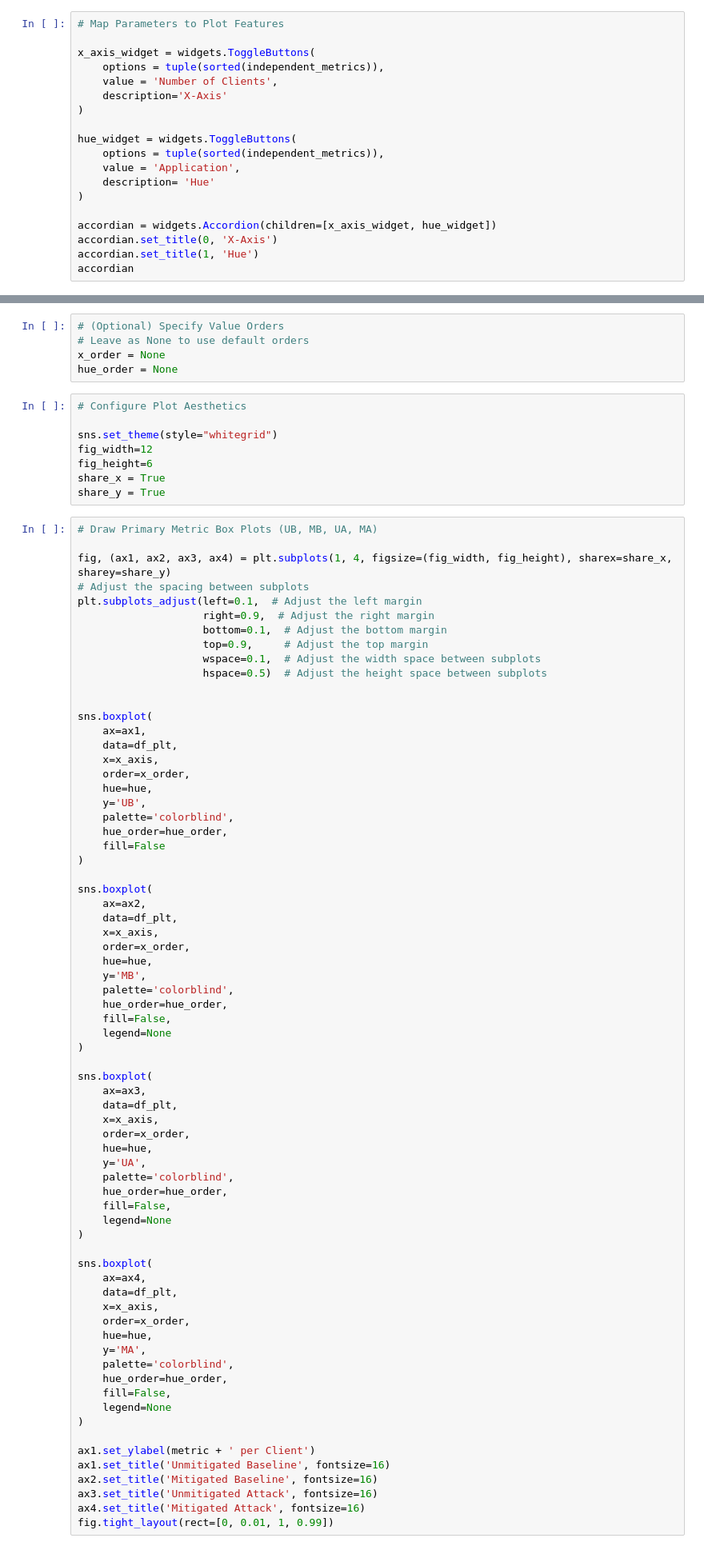
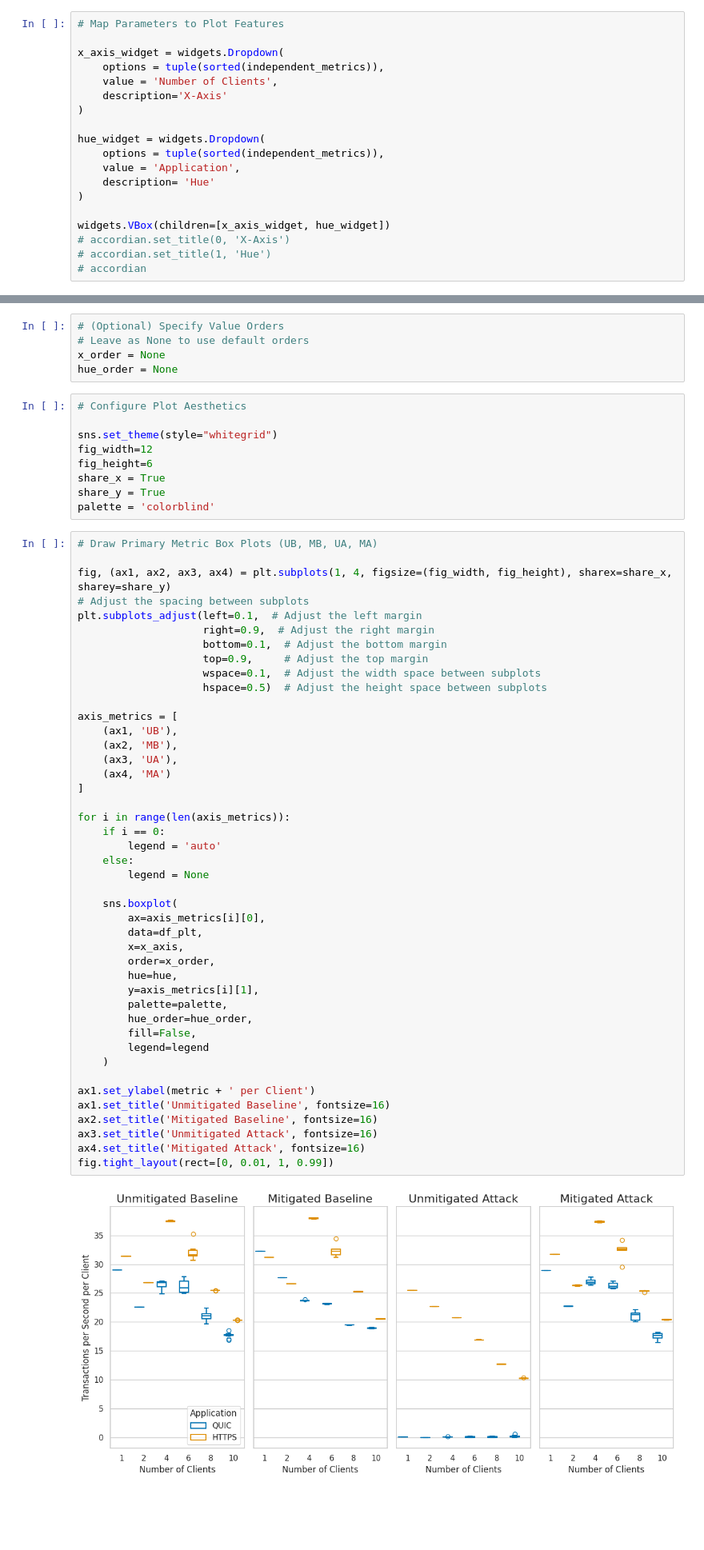
Before and after one commit to umango101/dos-mitigation, a Jupyter notebook: analysis/plot_plus.ipynb, the cells around one changed output, grey strips where cells are left out. Shown: that part at 80% size. Saved outputs shown, nothing was run; the diff lists cells and outputs as text; blank space fills up the shorter version.

Commit message:
plot

```diff
--- a/analysis/plot_plus.ipynb
+++ b/analysis/plot_plus.ipynb
@@ -265,19 +296,19 @@ for col in df:
 # %%
 # Map Parameters to Plot Features
 
-x_axis_widget = widgets.ToggleButtons(
+x_axis_widget = widgets.Dropdown(
     options = tuple(sorted(independent_metrics)),
     value = 'Number of Clients',
     description='X-Axis'
 )
 
-hue_widget = widgets.ToggleButtons(
+hue_widget = widgets.Dropdown(
     options = tuple(sorted(independent_metrics)),
     value = 'Application',
     description= 'Hue'
 )
 
-accordian = widgets.Accordion(children=[x_axis_widget, hue_widget])
-accordian.set_title(0, 'X-Axis')
-accordian.set_title(1, 'Hue')
-accordian
+widgets.VBox(children=[x_axis_widget, hue_widget])
+# accordian.set_title(0, 'X-Axis')
+# accordian.set_title(1, 'Hue')
+# accordian
@@ -343,76 +391,53 @@ fig_width=12
 fig_height=6
 share_x = True
 share_y = True
+palette = 'colorblind'
 # %%
 # Draw Primary Metric Box Plots (UB, MB, UA, MA)
 
 fig, (ax1, ax2, ax3, ax4) = plt.subplots(1, 4, figsize=(fig_width, fig_height), sharex=share_x, sharey=share_y)
 # Adjust the spacing between subplots
 plt.subplots_adjust(left=0.1,  # Adjust the left margin
                     right=0.9,  # Adjust the right margin
                     bottom=0.1,  # Adjust the bottom margin
                     top=0.9,     # Adjust the top margin
                     wspace=0.1,  # Adjust the width space between subplots
                     hspace=0.5)  # Adjust the height space between subplots
 
+axis_metrics = [
+    (ax1, 'UB'),
+    (ax2, 'MB'),
+    (ax3, 'UA'),
+    (ax4, 'MA')
+]
 
-sns.boxplot(
-    ax=ax1,
-    data=df_plt,
-    x=x_axis,
-    order=x_order,
-    hue=hue,
-    y='UB',
-    palette='colorblind',
-    hue_order=hue_order,
-    fill=False
-)
+for i in range(len(axis_metrics)):
+    if i == 0:
+        legend = 'auto'
+    else:
+        legend = None
 
-sns.boxplot(
-    ax=ax2,
-    data=df_plt,
-    x=x_axis,
-    order=x_order,
-    hue=hue,
-    y='MB',
-    palette='colorblind',
-    hue_order=hue_order,
-    fill=False,
-    legend=None
-)
-
-sns.boxplot(
-    ax=ax3,
-    data=df_plt,
-    x=x_axis,
-    order=x_order,
-    hue=hue,
-    y='UA',
-    palette='colorblind',
-    hue_order=hue_order,
-    fill=False,
-    legend=None
-)
-
-sns.boxplot(
-    ax=ax4,
-    data=df_plt,
-    x=x_axis,
-    order=x_order,
-    hue=hue,
-    y='MA',
-    palette='colorblind',
-    hue_order=hue_order,
-    fill=False,
-    legend=None
-)
+    sns.boxplot(
+        ax=axis_metrics[i][0],
+        data=df_plt,
+        x=x_axis,
+        order=x_order,
+        hue=hue,
+        y=axis_metrics[i][1],
+        palette=palette,
+        hue_order=hue_order,
+        fill=False,
+        legend=legend
+    )
 
 ax1.set_ylabel(metric + ' per Client')
 ax1.set_title('Unmitigated Baseline', fontsize=16)
 ax2.set_title('Mitigated Baseline', fontsize=16)
 ax3.set_title('Unmitigated Attack', fontsize=16)
 ax4.set_title('Mitigated Attack', fontsize=16)
 fig.tight_layout(rect=[0, 0.01, 1, 0.99])
+# %% [output]
+[figure, added]
 # %%
 # Draw Primary Metric Line Plots (UB, MB, UA, MA)
 
```
Also changed, not shown: parts of 12 cells of this notebook.
